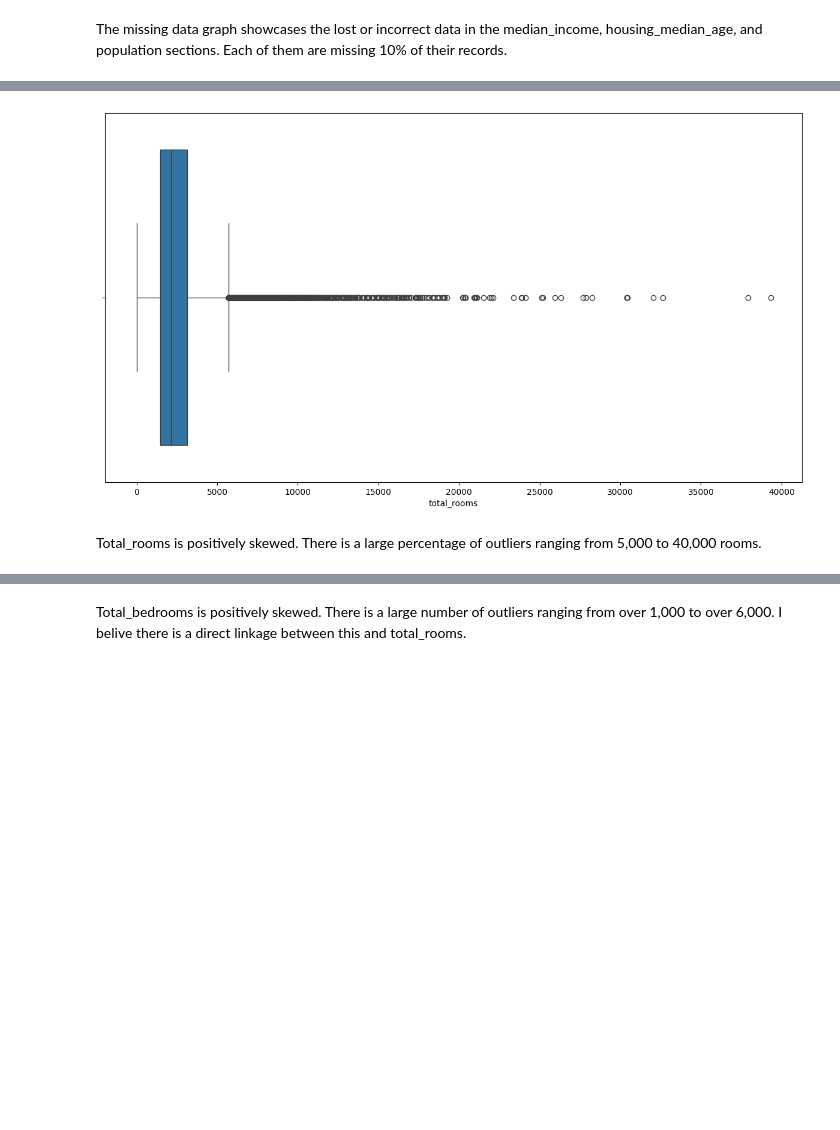
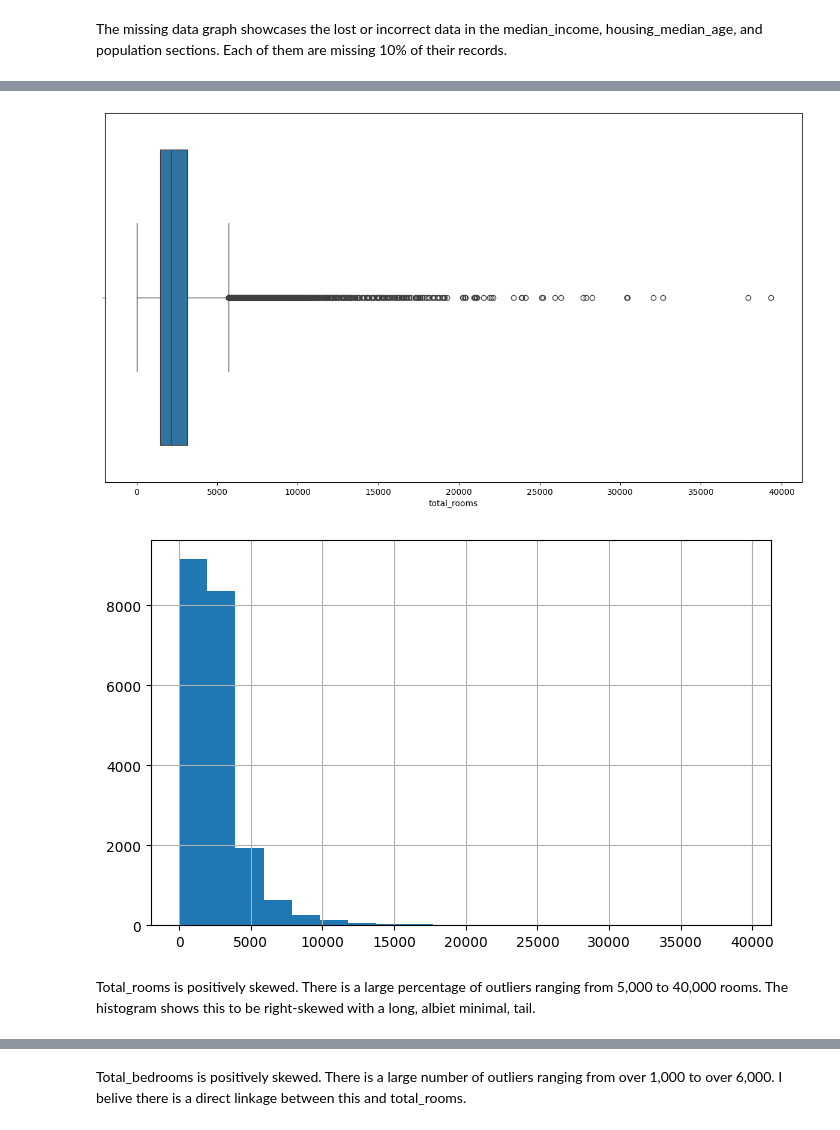
Before and after one commit to RDRWarrior/CSC1035_Java101, a Jupyter notebook: Coursework/CSC3831_Final_Assessment.ipynb, the cells around one changed output, grey strips where cells are left out. Drawn from its saved outputs; the diff is of its cells as text; code cells hidden in the pictures; blank space fills up the shorter version.

```diff
--- a/Coursework/CSC3831_Final_Assessment.ipynb
+++ b/Coursework/CSC3831_Final_Assessment.ipynb
@@ -107,13 +124,19 @@ There are no outliers.
 # %%
 # Boxplots to visualize potential outliers
 plt.figure(figsize=(15, 8))
 sns.boxplot(data=houses_corrupted['total_rooms'], orient="h")
 plt.show()
+
+# Histograms of numerical features
+houses_corrupted['total_rooms'].hist(bins=20, figsize=(8, 5))
+plt.show()
 # %% [output]
 [figure]
+[figure, added]
 # %% [markdown]
 Total_rooms is positively skewed.
 There is a large percentage of outliers ranging from 5,000 to 40,000 rooms.
+The histogram shows this to be right-skewed with a long, albiet minimal, tail.
 # %%
 # Boxplots to visualize potential outliers
 plt.figure(figsize=(15, 8))
```
Also changed, not shown: parts of 11 cells of this notebook.
